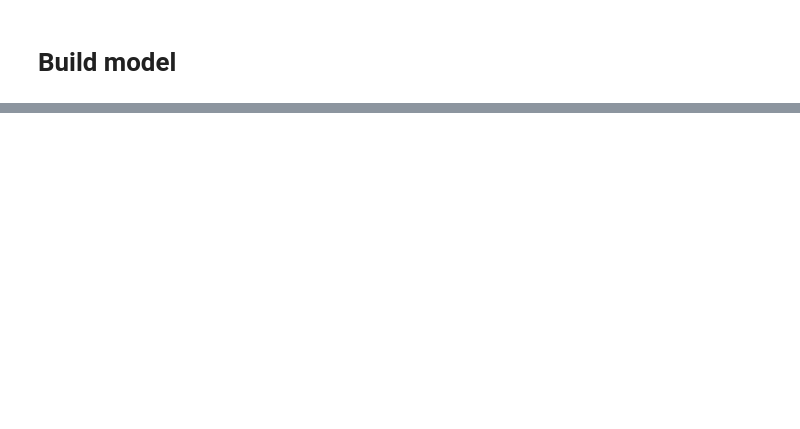
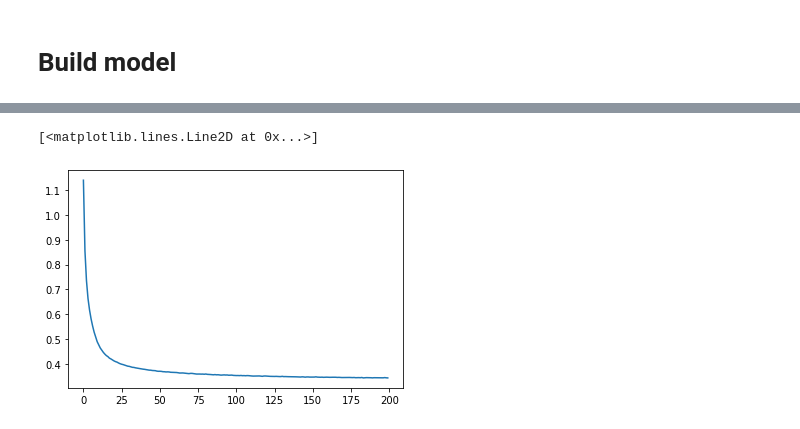
Before and after one commit to yunhao-tech/Sequantial-Monte-Carlo-project, a Jupyter notebook: demo/two_link_arm_task.ipynb, the cells around one changed output, grey strips where cells are left out. Drawn from its saved outputs; the diff is of its cells as text; code cells hidden in the pictures; blank space fills up the shorter version.

Commit message:
chore: save checkpoints

```diff
--- a/demo/two_link_arm_task.ipynb
+++ b/demo/two_link_arm_task.ipynb
@@ -118,0 +133,9 @@ Epoch 100/100
+# %%
+test_ratio = 0.1
+# %%
+# multitask
+x_train, x_test, y_train, y_test = train_test_split(angles, positions, test_size=test_ratio, random_state=666)
+history = model.fit(x_train, y_train, epochs=200, batch_size=128, validation_data=(x_test, y_test))
+model.save('./two_link_arm_pretrained_M.model')
+with open('./two_link_arm_pretrained_M.history','wb') as f:
+    pickle.dump(history.history, f)
@@ -118,0 +163,7 @@ Epoch 100/100
+# %%
+# reptile split data by task
+x_train, x_test, y_train, y_test = train_test_split_reptile(angles, positions, test_size=test_ratio)
+history = model.fit(x_train, y_train, epochs=200, batch_size=128, validation_data=(x_test, y_test))
+model.save('./two_link_arm_pretrained_R.model')
+with open('./two_link_arm_pretrained_R.history','wb') as f:
+    pickle.dump(history.history, f)
@@ -118,0 +189,7 @@ Epoch 100/100
+# %%
+loss = history.history['loss']
+# %%
+plt.plot(loss)
+# %% [output]
+[<matplotlib.lines.Line2D at 0x...>]
+[figure, added]
```
Also changed, not shown: parts of 18 cells of this notebook, 13 other files.
